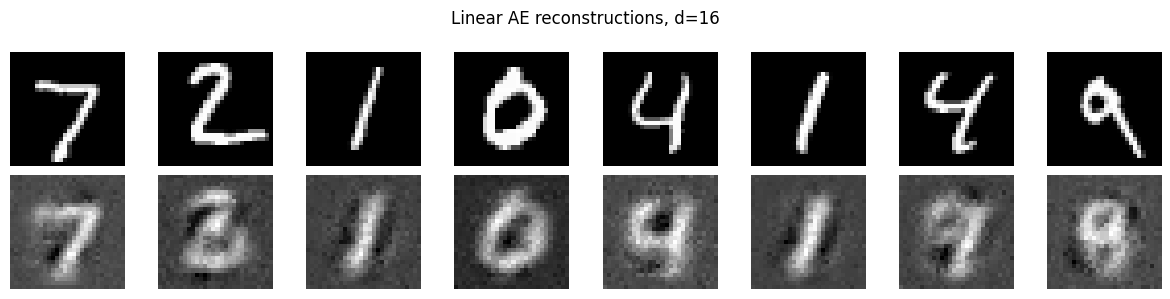
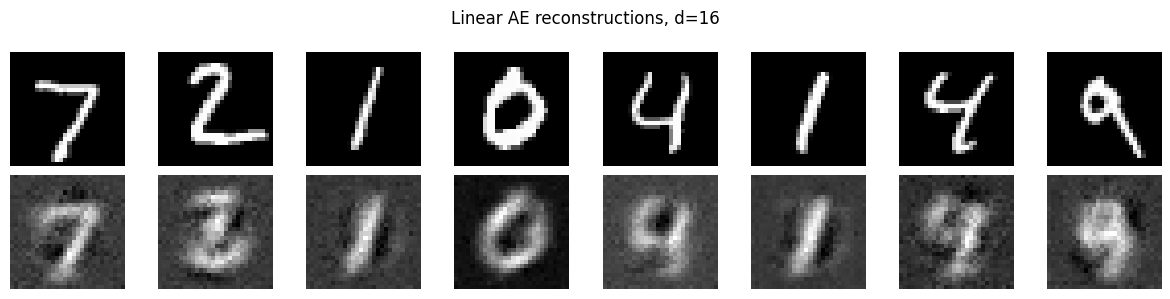
The notebook cell's code change between the first figure and the second:
--- before
+++ after
@@ -1,3 +1,3 @@
-model = LinearAutoencoder(latent_dim=16)
+model = LinearAutoencoder(latent_dim=16).to(device)
 history = train_autoencoder(model, train_loader)
 test_mse = evaluate_autoencoder(model, test_loader)
@@ -7,12 +7,15 @@
 model.eval()
 with torch.no_grad():
-    imgs = torch.tensor(X_test[:8]).float().to(device)        # X_test are flattened numpy vectors
+    imgs = torch.tensor(X_test[:8]).float().to(device)
     recon = model(imgs).cpu().numpy()
 
 fig, axes = plt.subplots(2, 8, figsize=(12, 3))
 for i in range(8):
-    axes[0, i].imshow(X_test[i].reshape(28, 28), cmap="gray"); axes[0, i].axis("off")
-    axes[1, i].imshow(recon[i].reshape(28, 28), cmap="gray"); axes[1, i].axis("off")
-axes[0, 0].set_ylabel("orig"); axes[1, 0].set_ylabel("recon")
+    axes[0, i].imshow(X_test[i].reshape(28, 28), cmap="gray")
+    axes[0, i].axis("off")
+    axes[1, i].imshow(recon[i].reshape(28, 28), cmap="gray")
+    axes[1, i].axis("off")
+axes[0, 0].set_ylabel("orig")
+axes[1, 0].set_ylabel("recon")
 plt.suptitle("Linear AE reconstructions, d=16")
 plt.tight_layout()

Commit: feat: add convolutional autoencoders